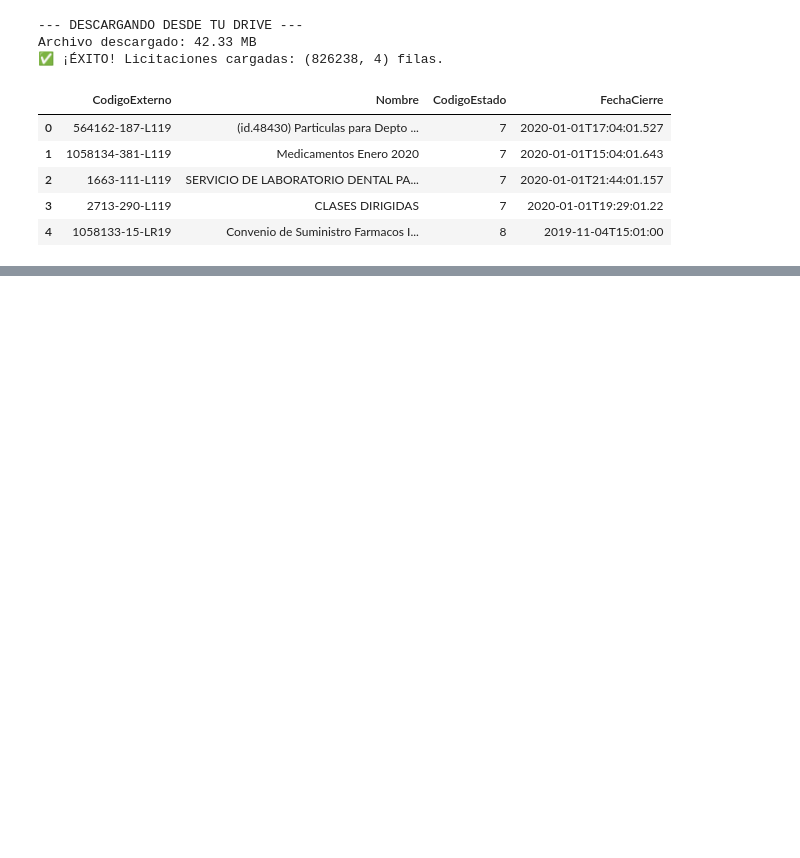
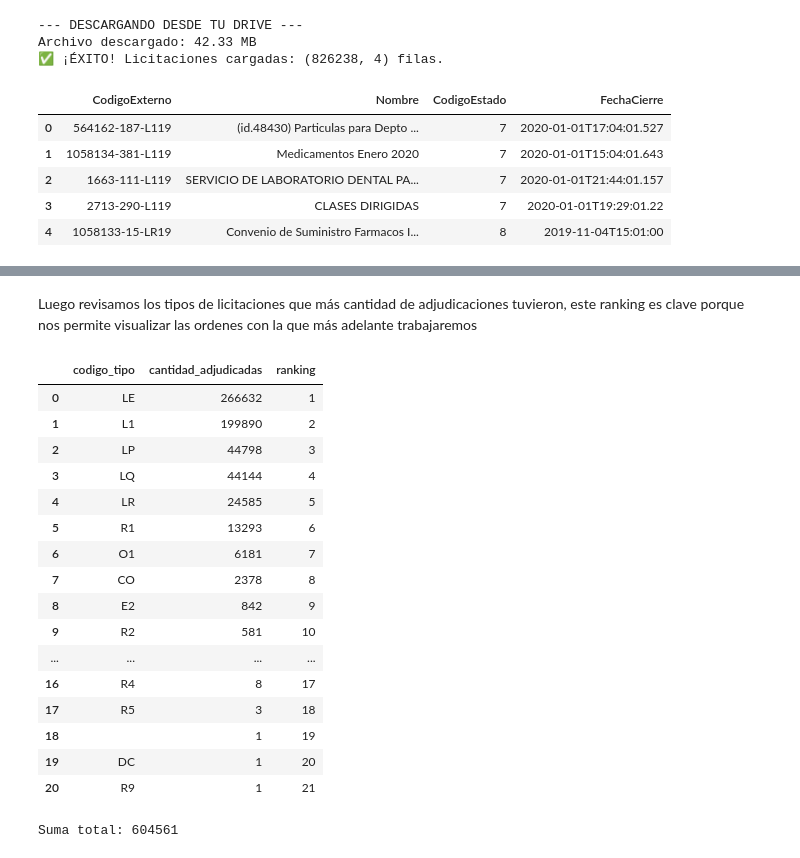
Before and after one commit to Fablop84/practica_final_condores, a Jupyter notebook: Scripts/proyecto_final_condores.ipynb, the cells around one changed output, grey strips where cells are left out. Saved outputs shown, nothing was run; the diff lists cells and outputs as text; code cells hidden in the pictures; blank space fills up the shorter version.

```diff
--- a/Scripts/proyecto_final_condores.ipynb
+++ b/Scripts/proyecto_final_condores.ipynb
@@ -135,0 +264,10 @@ Descargando ordenes_2025.parquet (esta vez de forma robusta)...
+# %%
+# Filtrar licitaciones adjudicadas
+
+df_licitaciones_adjudicadas = df_licitaciones[
+    df_licitaciones["CodigoEstado"] == 8
+].copy()
+
+print("Total licitaciones adjudicadas:", len(df_licitaciones_adjudicadas))
+
+display(df_licitaciones_adjudicadas.head())
@@ -135,0 +332,11 @@ Descargando ordenes_2025.parquet (esta vez de forma robusta)...
+# %%
+# =========================================================
+# EXTRAER CODIGO TIPO CORRECTAMENTE
+# =========================================================
+
+df["tipo_raw"] = df["CodigoExterno"].str.split("-").str[-1]
+
+# tomar SOLO los primeros 2 caracteres
+df["codigo_tipo"] = df["tipo_raw"].str[:2]
+
+display(df[["CodigoExterno", "tipo_raw", "codigo_tipo"]].head())
@@ -135,0 +350,37 @@ Descargando ordenes_2025.parquet (esta vez de forma robusta)...
+# %% [markdown]
+Luego revisamos los tipos de licitaciones que más cantidad de adjudicaciones tuvieron, este ranking es clave porque nos permite visualizar las ordenes con la que más adelante trabajaremos
+# %%
+# Ranging por tipo de licitación
+
+ranking_tipos = (
+    df.groupby("codigo_tipo")
+    .size()
+    .reset_index(name="cantidad_adjudicadas")
+    .sort_values(by="cantidad_adjudicadas", ascending=False)
+    .reset_index(drop=True)
+)
+
+ranking_tipos["ranking"] = ranking_tipos.index + 1
+
+display(ranking_tipos)
+
+print("Suma total:", ranking_tipos["cantidad_adjudicadas"].sum())
+# %% [output]
+|  | codigo_tipo | cantidad_adjudicadas | ranking |
+| 0 | LE | 266632 | 1 |
+| 1 | L1 | 199890 | 2 |
+| 2 | LP | 44798 | 3 |
+| 3 | LQ | 44144 | 4 |
+| 4 | LR | 24585 | 5 |
+| 5 | R1 | 13293 | 6 |
+| 6 | O1 | 6181 | 7 |
+| 7 | CO | 2378 | 8 |
+| 8 | E2 | 842 | 9 |
+| 9 | R2 | 581 | 10 |
+| ... | ... | ... | ... |
+| 16 | R4 | 8 | 17 |
+| 17 | R5 | 3 | 18 |
+| 18 |  | 1 | 19 |
+| 19 | DC | 1 | 20 |
+| 20 | R9 | 1 | 21 |
+Suma total: 604561
```
Also changed, not shown: parts of 52 cells of this notebook.
